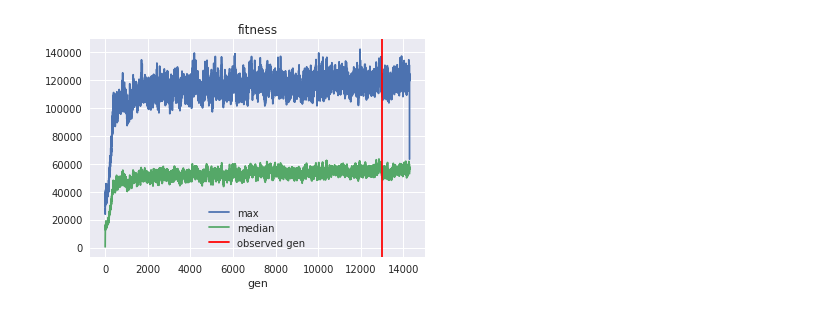
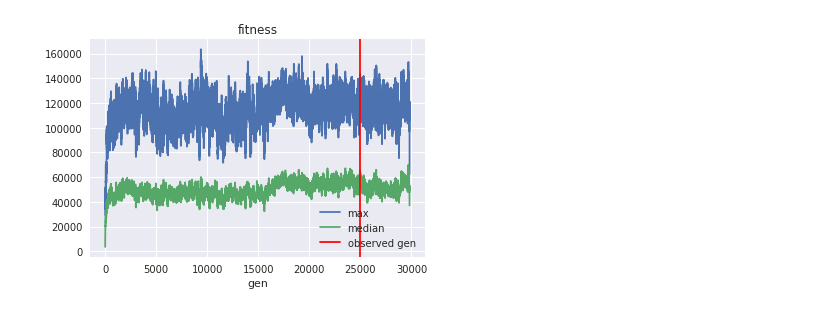
Before and after one commit to PaulEcoffet/roborobo3, a Jupyter notebook: roborobo3/notebooks/bigmodel_partnerchoice.ipynb, the cells around one changed output. Drawn from its saved outputs; the diff is of its cells as text; code cells hidden in the pictures.

```diff
--- a/roborobo3/notebooks/bigmodel_partnerchoice.ipynb
+++ b/roborobo3/notebooks/bigmodel_partnerchoice.ipynb
@@ -7,22 +7,34 @@ import pandas as pd
 sns.set()
 # %%
 plt.close('all')
-num = 12999
-run = 2
-path = f"/data/logs/2018-06-04-1129-bm-grid-fake-ml-opptime-250/other_noinv_fake/run_{run}/rep00"
+num = 24999
+run = 1
+path = f"/data/logs/2018-06-07-1859-bm-rep-big-fitprop/other_noinv/run_{run}/rep00"
 logpath = f"{path}/analysis_log_{num}.txt"
 # %%
-fitpath = f"{path}/fitnesslog.txt"
+fail = False
 fig, ax = plt.subplots()
-fit = pd.read_csv(fitpath, delimiter="\t")
-fit.groupby('gen')['fitness'].max().plot(ax=ax, label='max')
-fit.groupby('gen')['fitness'].median().plot(ax=ax, label='median')
+
+try:
+    fitpath = f"{path}/fitnesslog.txt"
+    fit = pd.read_csv(fitpath, delimiter="\t")
+except pd.errors.EmptyDataError:
+    fail = True
+else:
+    fit.groupby('gen')['fitness'].max().plot(ax=ax, label='max')
+    fit.groupby('gen')['fitness'].median().plot(ax=ax, label='median')
+
+if fail:
+    fitpath = f"{path}/../fit.txt"
+    pd.read_csv(fitpath, delimiter="\t")
+    fit.plot(ax=ax)
+
 ax.axvline(num, label="observed gen", color="red")
 ax.legend()
 ax.set_title('fitness')
 plt.show(fig)
 # %% [output]
-[figure, old version]
+[figure, new version]
 # %%
 df = pd.read_csv(logpath, delimiter="\t")
 # %%
```
Also changed, not shown: parts of 7 cells of this notebook, 1 other file.
